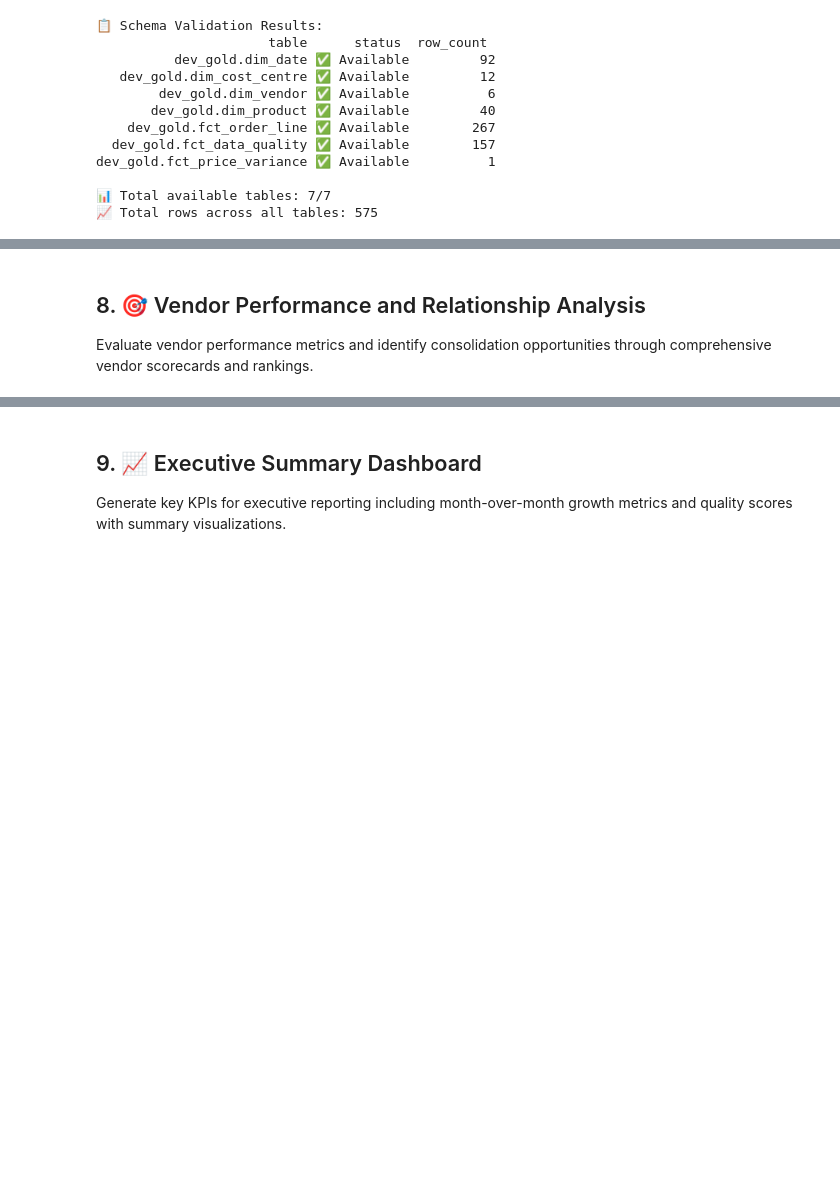
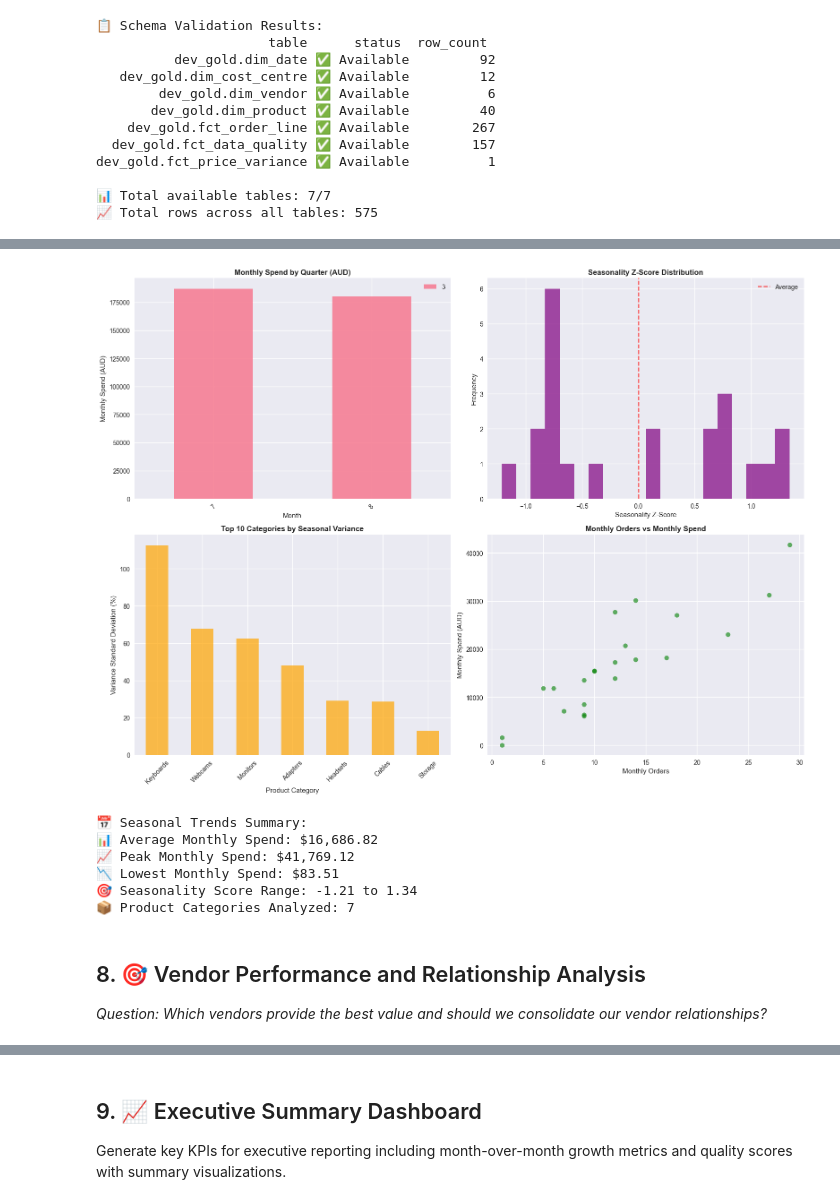
Before and after one commit to danieltpham/orderly, a Jupyter notebook: notebooks/orderly_business_analytics.ipynb, the cells around one changed output, grey strips where cells are left out. Drawn from its saved outputs; the diff is of its cells as text; code cells hidden in the pictures; blank space fills up the shorter version.

```diff
--- a/notebooks/orderly_business_analytics.ipynb
+++ b/notebooks/orderly_business_analytics.ipynb
@@ -282,44 +295,3 @@ display(price_df.head(10))
-# %%
-# Visualization: Price Variance Analysis
-fig, ((ax1, ax2), (ax3, ax4)) = plt.subplots(2, 2, figsize=(16, 12))
-
-# 1. Top 15 Products by Potential Savings
-top_savings = price_df.head(15)
-bars = ax1.bar(range(len(top_savings)), top_savings['potential_savings_aud'], color='green', alpha=0.7)
-ax1.set_title('Top 15 Products by Potential Savings (AUD)', fontsize=12, fontweight='bold')
-ax1.set_xlabel('Product Rank')
-ax1.set_ylabel('Potential Savings (AUD)')
-ax1.set_xticks(range(len(top_savings)))
-ax1.set_xticklabels([f"P{i+1}" for i in range(len(top_savings))])
-
-# 2. Price Volatility Distribution
-price_df['price_volatility_percent'].hist(bins=20, ax=ax2, color='red', alpha=0.7)
-ax2.set_title('Price Volatility Distribution', fontsize=12, fontweight='bold')
-ax2.set_xlabel('Price Volatility (%)')
-ax2.set_ylabel('Frequency')
-
-# 3. Savings by Product Category
-category_savings = price_df.groupby('product_category')['potential_savings_aud'].sum().sort_values(ascending=False)
-category_savings.plot(kind='pie', ax=ax3, autopct='%1.1f%%')
-ax3.set_title('Potential Savings by Product Category', fontsize=12, fontweight='bold')
-ax3.set_ylabel('')
-
-# 4. Volatility vs Savings Scatter
-ax4.scatter(price_df['price_volatility_percent'], price_df['potential_savings_aud'], alpha=0.6, color='blue')
-ax4.set_title('Price Volatility vs Potential Savings', fontsize=12, fontweight='bold')
-ax4.set_xlabel('Price Volatility (%)')
-ax4.set_ylabel('Potential Savings (AUD)')
-
-plt.tight_layout()
-plt.show()
-
-# Summary statistics
-print("\n📈 Price Variance Summary:")
-print(f"💰 Total Potential Savings: ${price_df['potential_savings_aud'].sum():,.2f}")
-print(f"📊 Average Price Volatility: {price_df['price_volatility_percent'].mean():.2f}%")
-print(f"📦 Products Analyzed: {len(price_df):,.0f}")
-print(f"🎯 Highest Single Saving Opportunity: ${price_df['potential_savings_aud'].max():,.2f}")
-print(f"📋 Average Orders per Product: {price_df['order_count'].mean():.1f}")
 # %% [markdown]
 ## 6. 🌍 Multi-Region Cost Centre Performance
 
@@ -413,8 +426,8 @@ display(seasonal_df.head(12))
 fig, ((ax1, ax2), (ax3, ax4)) = plt.subplots(2, 2, figsize=(16, 12))
 
 # 1. Monthly Spend Trends by Quarter
-quarterly_spend = seasonal_df.groupby(['quarter_name', 'month_name'])['monthly_spend_aud'].sum().reset_index()
-quarter_pivot = quarterly_spend.pivot(index='month_name', columns='quarter_name', values='monthly_spend_aud')
+quarterly_spend = seasonal_df.groupby(['quarter', 'month'])['monthly_spend_aud'].sum().reset_index()
+quarter_pivot = quarterly_spend.pivot(index='month', columns='quarter', values='monthly_spend_aud')
 quarter_pivot.plot(kind='bar', ax=ax1, alpha=0.8)
 ax1.set_title('Monthly Spend by Quarter (AUD)', fontsize=12, fontweight='bold')
 ax1.set_xlabel('Month')
@@ -427,37 +440,45 @@ seasonal_df['spend_seasonality_zscore'].hist(bins=20, ax=ax2, color='purple', al
 ax2.set_title('Seasonality Z-Score Distribution', fontsize=12, fontweight='bold')
 ax2.set_xlabel('Seasonality Z-Score')
 ax2.set_ylabel('Frequency')
 ax2.axvline(0, color='red', linestyle='--', alpha=0.7, label='Average')
 ax2.legend()
 
 # 3. Top Product Categories by Seasonal Variance
 category_variance = seasonal_df.groupby('product_category')['spend_variance_from_avg_percent'].std().sort_values(ascending=False).head(10)
 category_variance.plot(kind='bar', ax=ax3, color='orange', alpha=0.7)
 ax3.set_title('Top 10 Categories by Seasonal Variance', fontsize=12, fontweight='bold')
 ax3.set_xlabel('Product Category')
 ax3.set_ylabel('Variance Standard Deviation (%)')
 ax3.tick_params(axis='x', rotation=45)
 
 # 4. Monthly Orders vs Spend Correlation
 ax4.scatter(seasonal_df['monthly_orders'], seasonal_df['monthly_spend_aud'], alpha=0.6, color='green')
 ax4.set_title('Monthly Orders vs Monthly Spend', fontsize=12, fontweight='bold')
 ax4.set_xlabel('Monthly Orders')
 ax4.set_ylabel('Monthly Spend (AUD)')
 
 plt.tight_layout()
 plt.show()
 
 # Summary statistics
 print("\n📅 Seasonal Trends Summary:")
 print(f"📊 Average Monthly Spend: ${seasonal_df['monthly_spend_aud'].mean():,.2f}")
 print(f"📈 Peak Monthly Spend: ${seasonal_df['monthly_spend_aud'].max():,.2f}")
 print(f"📉 Lowest Monthly Spend: ${seasonal_df['monthly_spend_aud'].min():,.2f}")
 print(f"🎯 Seasonality Score Range: {seasonal_df['spend_seasonality_zscore'].min():.2f} to {seasonal_df['spend_seasonality_zscore'].max():.2f}")
 print(f"📦 Product Categories Analyzed: {seasonal_df['product_category'].nunique()}")
+# %% [output]
+[figure, added]
+📅 Seasonal Trends Summary:
+📊 Average Monthly Spend: $16,686.82
+📈 Peak Monthly Spend: $41,769.12
+📉 Lowest Monthly Spend: $83.51
+🎯 Seasonality Score Range: -1.21 to 1.34
+📦 Product Categories Analyzed: 7
 # %% [markdown]
 ## 8. 🎯 Vendor Performance and Relationship Analysis
 
-Evaluate vendor performance metrics and identify consolidation opportunities through comprehensive vendor scorecards and rankings.
+_Question: Which vendors provide the best value and should we consolidate our vendor relationships?_
 # %%
 # Load and execute vendor performance analysis query
 with open('../notebooks/sql/6_vendor_performance.sql', 'r') as f:
```
Also changed, not shown: parts of 21 cells of this notebook, 7 other files.
